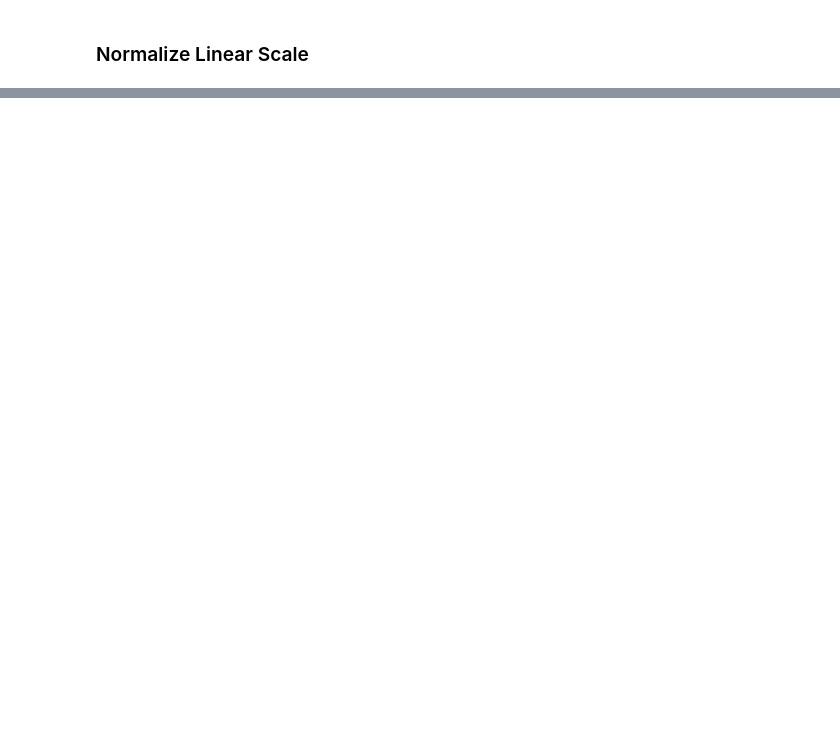
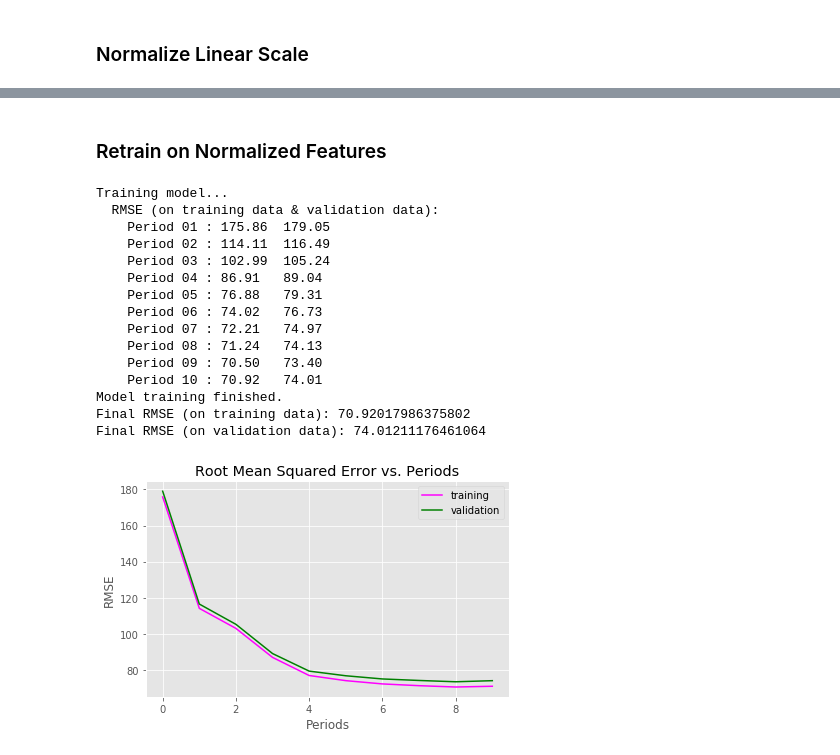
Before and after one commit to acesaif/ml_crash_course, a Jupyter notebook: imporve_neural_net_performance/ml_improve_net_performance.ipynb, the cells around one changed output, grey strips where cells are left out. Saved outputs shown, nothing was run; the diff lists cells and outputs as text; code cells hidden in the pictures; blank space fills up the shorter version.

Commit message:
Retraining.

```diff
--- a/imporve_neural_net_performance/ml_improve_net_performance.ipynb
+++ b/imporve_neural_net_performance/ml_improve_net_performance.ipynb
@@ -310,0 +312,30 @@ display.display(normalized_validation_examples.describe())
+# %% [markdown]
+### Retrain on Normalized Features
+# %%
+_ = train_nn_regressor_model(
+    my_optimizer = tf.train.GradientDescentOptimizer(learning_rate=0.005),
+    steps = 2000,
+    batch_size = 50,
+    hidden_units = [10, 10],
+    training_examples = normalized_training_examples,
+    training_targets = training_targets,
+    validation_examples = normalized_validation_examples,
+    validation_targets = validation_targets
+)
+# %% [output]
+Training model...
+  RMSE (on training data & validation data):
+    Period 01 : 175.86  179.05
+    Period 02 : 114.11  116.49
+    Period 03 : 102.99  105.24
+    Period 04 : 86.91   89.04
+    Period 05 : 76.88   79.31
+    Period 06 : 74.02   76.73
+    Period 07 : 72.21   74.97
+    Period 08 : 71.24   74.13
+    Period 09 : 70.50   73.40
+    Period 10 : 70.92   74.01
+Model training finished.
+Final RMSE (on training data): 70.92017986375802
+Final RMSE (on validation data): 74.01211176461064
+[figure, added]
```
Also changed, not shown: parts of 4 cells of this notebook.
